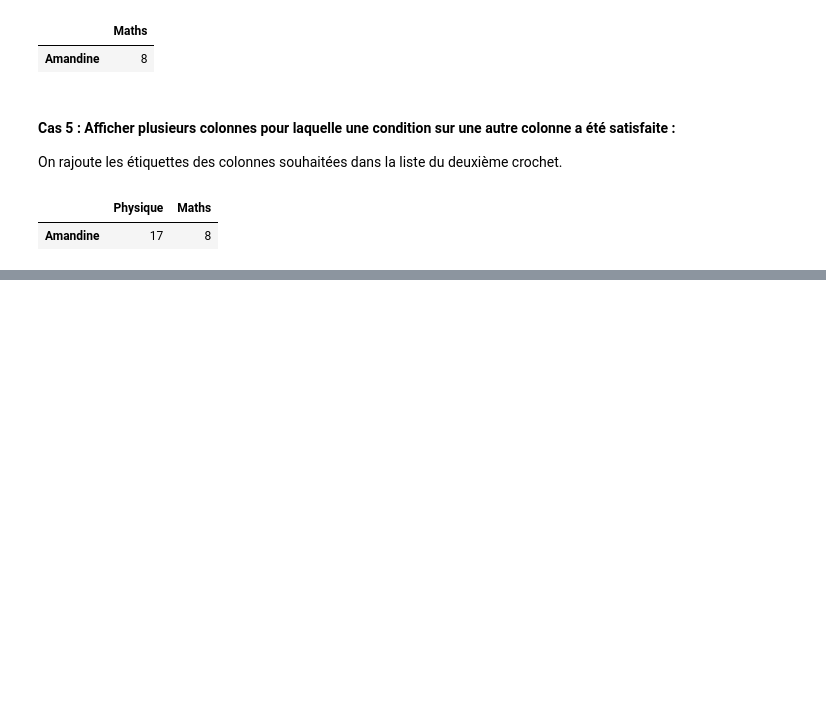
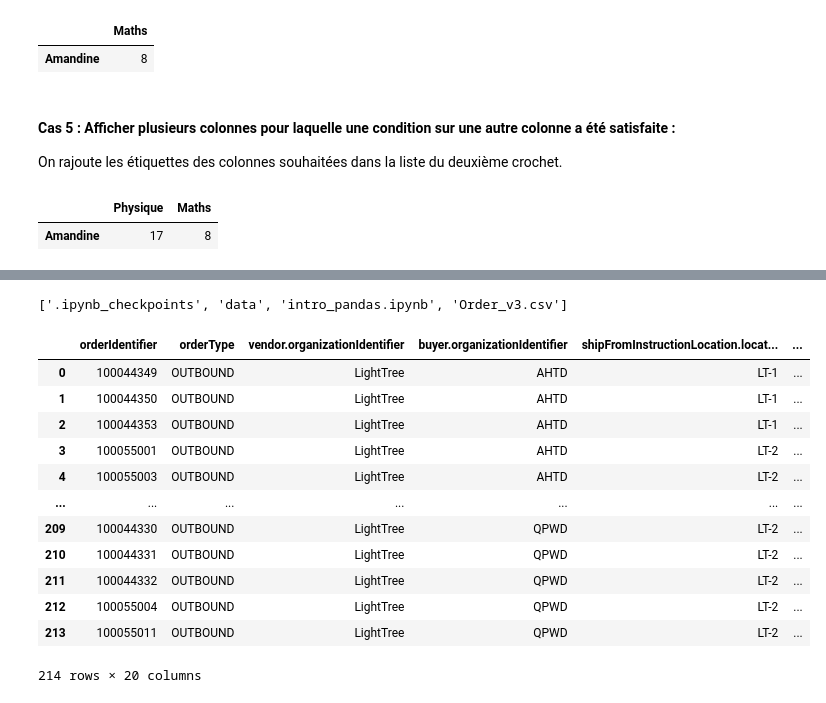
Before and after one commit to Josue-Tambwe/Data-Science, a Jupyter notebook: 2_Pandas/intro_pandas.ipynb, the cells around one changed output, grey strips where cells are left out. Cells and saved outputs as stored; diff of their text form; code cells hidden in the pictures; blank space fills up the shorter version.

```diff
--- a/2_Pandas/intro_pandas.ipynb
+++ b/2_Pandas/intro_pandas.ipynb
@@ -504,0 +508,20 @@ notes[notes["Moyenne"] >= 10][["Physique", "Maths"]]
+# %%
+import os
+print(os.listdir())
+dataframe = pd.read_csv("Order_v3.csv", encoding = 'latin1')
+dataframe
+# %% [output]
+['.ipynb_checkpoints', 'data', 'intro_pandas.ipynb', 'Order_v3.csv']
+|  | orderIdentifier | orderType | vendor.organizationIdentifier | buyer.organizationIdentifier | shipFromInstructionLocation.locat... | ... |
+| 0 | 100044349 | OUTBOUND | LightTree | AHTD | LT-1 | ... |
+| 1 | 100044350 | OUTBOUND | LightTree | AHTD | LT-1 | ... |
+| 2 | 100044353 | OUTBOUND | LightTree | AHTD | LT-1 | ... |
+| 3 | 100055001 | OUTBOUND | LightTree | AHTD | LT-2 | ... |
+| 4 | 100055003 | OUTBOUND | LightTree | AHTD | LT-2 | ... |
+| ... | ... | ... | ... | ... | ... | ... |
+| 209 | 100044330 | OUTBOUND | LightTree | QPWD | LT-2 | ... |
+| 210 | 100044331 | OUTBOUND | LightTree | QPWD | LT-2 | ... |
+| 211 | 100044332 | OUTBOUND | LightTree | QPWD | LT-2 | ... |
+| 212 | 100055004 | OUTBOUND | LightTree | QPWD | LT-2 | ... |
+| 213 | 100055011 | OUTBOUND | LightTree | QPWD | LT-2 | ... |
+214 rows × 20 columns
```
Also changed, not shown: parts of 20 cells of this notebook, 3 other files.
